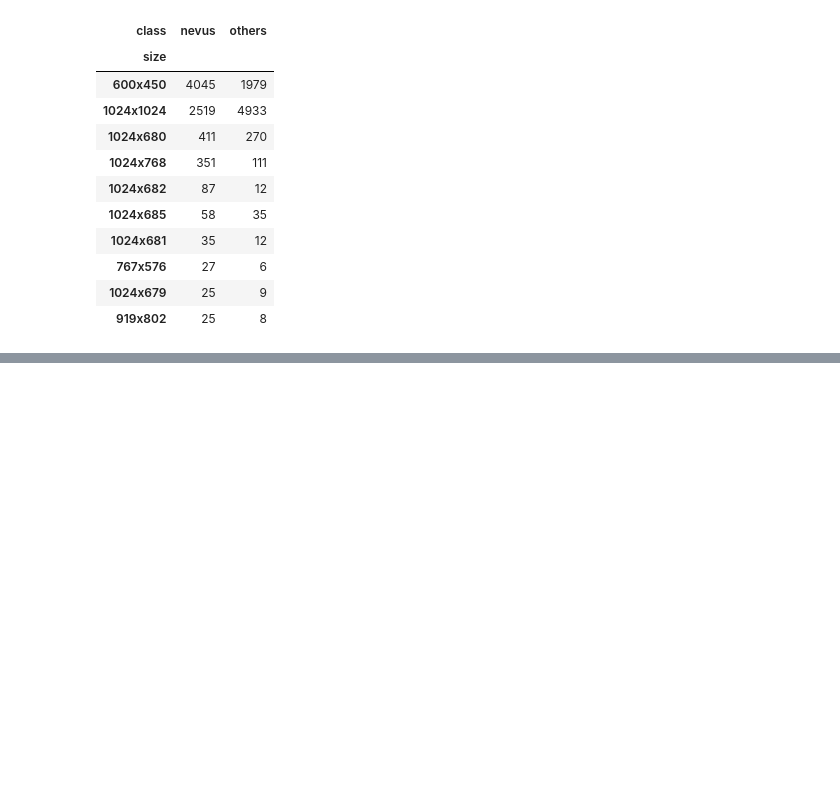
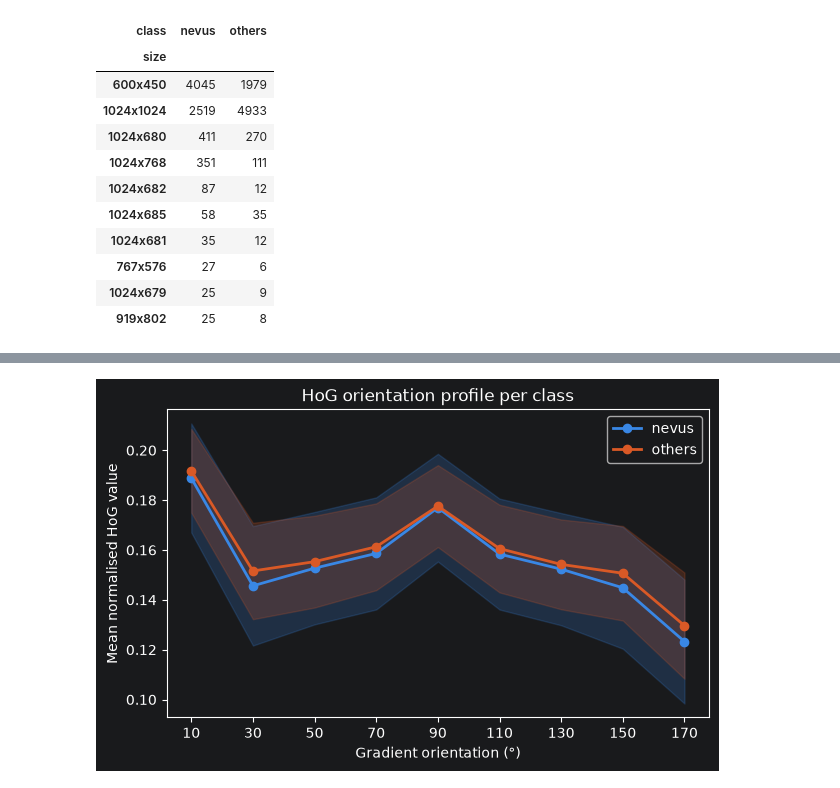
Before and after one commit to WillyWill20/Project-1-CAD, a Jupyter notebook: notebooks/data-analysis.ipynb, the cells around one changed output, grey strips where cells are left out. Saved outputs shown, nothing was run; the diff lists cells and outputs as text; code cells hidden in the pictures; blank space fills up the shorter version.

```diff
--- a/notebooks/data-analysis.ipynb
+++ b/notebooks/data-analysis.ipynb
@@ -110,0 +241,18 @@ seed: 166
+# %%
+profile = binary[hog_cols].values.reshape(len(binary), 3, 3, 2, 2, 9).mean(axis=(1, 2, 3, 4))   # 9 values per image
+angles = np.arange(10, 180, 20)                                                                  # bin centres (°)
+
+fig, ax = plt.subplots(figsize=(7, 4))
+for label, name in CLASS_NAMES.items():
+    p = profile[binary["label"].values == label]
+    mean, std = p.mean(axis=0), p.std(axis=0)
+    ax.plot(angles, mean, "o-", color=CLASS_COLORS[label], linewidth=2, label=name)
+    ax.fill_between(angles, mean - std, mean + std, color=CLASS_COLORS[label], alpha=0.2)
+ax.set_xticks(angles)
+ax.set_xlabel("Gradient orientation (°)")
+ax.set_ylabel("Mean normalised HoG value")
+ax.set_title("HoG orientation profile per class")
+ax.legend()
+plt.show()
+# %% [output]
+[figure, added]
```
Also changed, not shown: parts of 26 cells of this notebook, 1 other file.
